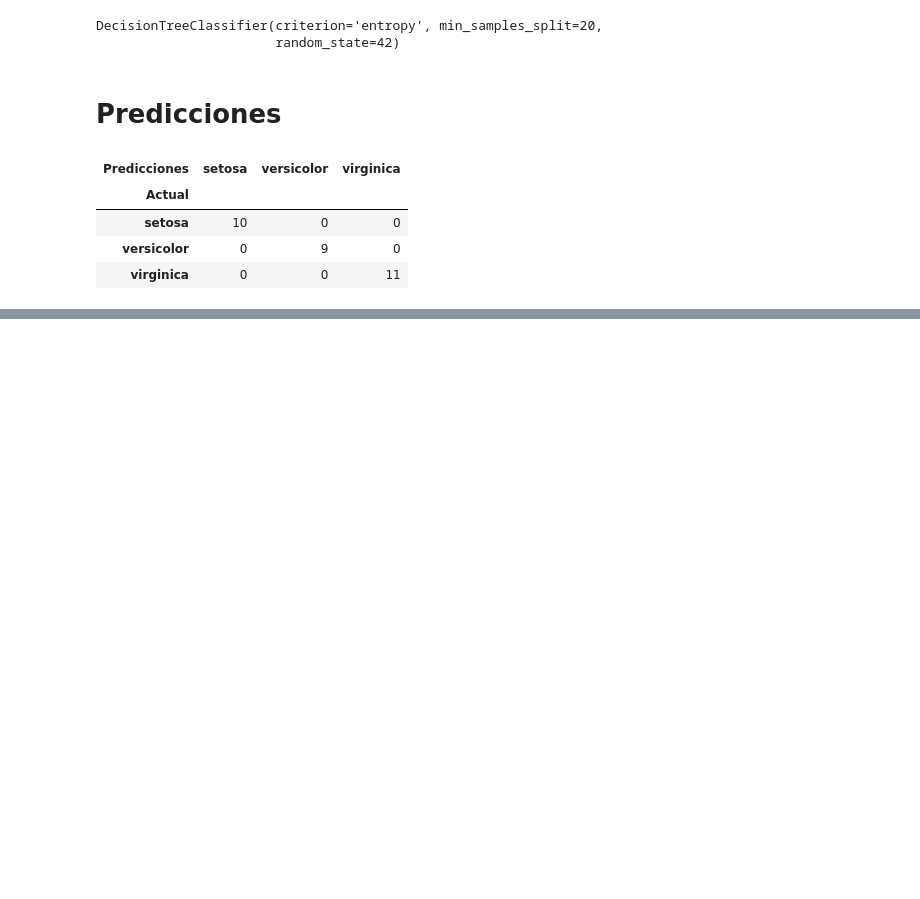
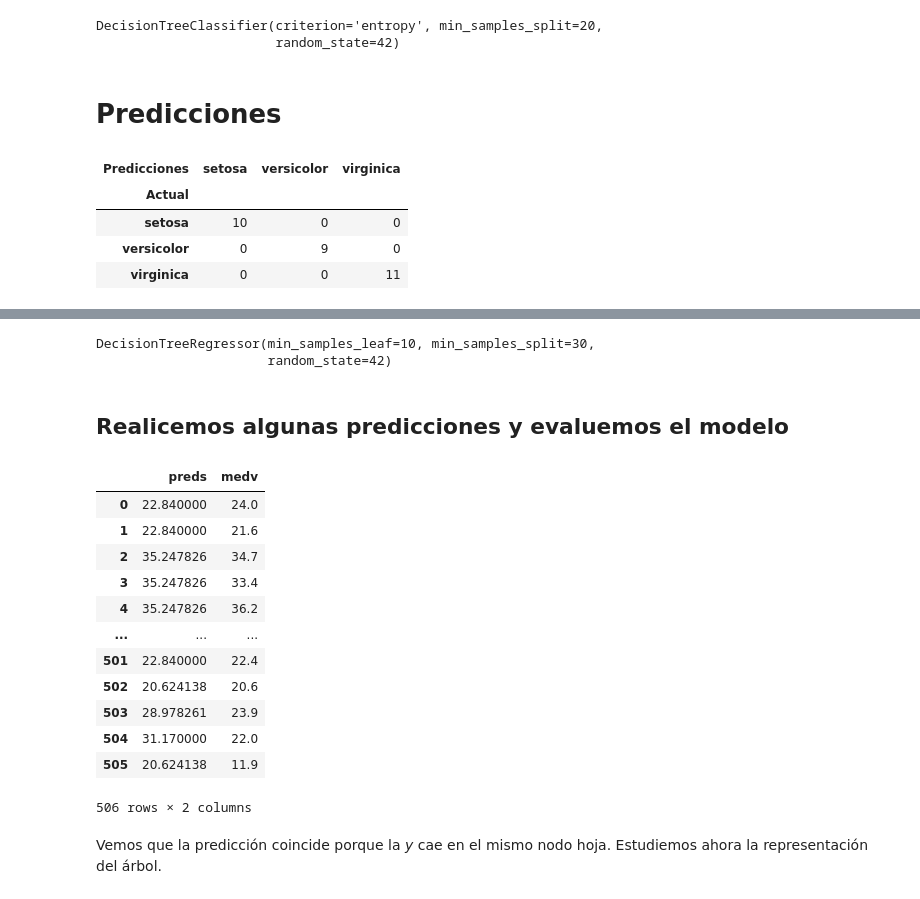
Before and after one commit to jclopeza/machine-learning, a Jupyter notebook: 04-arboles-y-bosques-aleatorios.ipynb, the cells around one changed output, grey strips where cells are left out. Saved outputs shown, nothing was run; the diff lists cells and outputs as text; code cells hidden in the pictures; blank space fills up the shorter version.

Commit message:
new model

```diff
--- a/04-arboles-y-bosques-aleatorios.ipynb
+++ b/04-arboles-y-bosques-aleatorios.ipynb
@@ -145,0 +299,7 @@ pd.crosstab(y_test, preds, rownames=["Actual"], colnames=["Predicciones"])
+# %%
+# Definimos nuestros conjuntos X e y
+colnames = data.columns.values
+predictors = colnames[:13]
+target = colnames[13]
+X = data[predictors]
+y = data[target]
@@ -145,0 +308,30 @@ pd.crosstab(y_test, preds, rownames=["Actual"], colnames=["Predicciones"])
+# %%
+regtree = DecisionTreeRegressor(min_samples_split=30, min_samples_leaf=10, random_state=42)
+regtree.fit(X, y)
+# %% [output]
+DecisionTreeRegressor(min_samples_leaf=10, min_samples_split=30,
+                      random_state=42)
+# %% [markdown]
+## Realicemos algunas predicciones y evaluemos el modelo
+# %%
+preds = regtree.predict(data[predictors])
+data["preds"] = preds
+# %%
+# Comparemos
+data[["preds", "medv"]]
+# %% [output]
+|  | preds | medv |
+| 0 | 22.840000 | 24.0 |
+| 1 | 22.840000 | 21.6 |
+| 2 | 35.247826 | 34.7 |
+| 3 | 35.247826 | 33.4 |
+| 4 | 35.247826 | 36.2 |
+| ... | ... | ... |
+| 501 | 22.840000 | 22.4 |
+| 502 | 20.624138 | 20.6 |
+| 503 | 28.978261 | 23.9 |
+| 504 | 31.170000 | 22.0 |
+| 505 | 20.624138 | 11.9 |
+506 rows × 2 columns
+# %% [markdown]
+Vemos que la predicción coincide porque la *y* cae en el mismo nodo hoja. Estudiemos ahora la representación del árbol.
```
Also changed, not shown: parts of 53 cells of this notebook, 8 other files.
